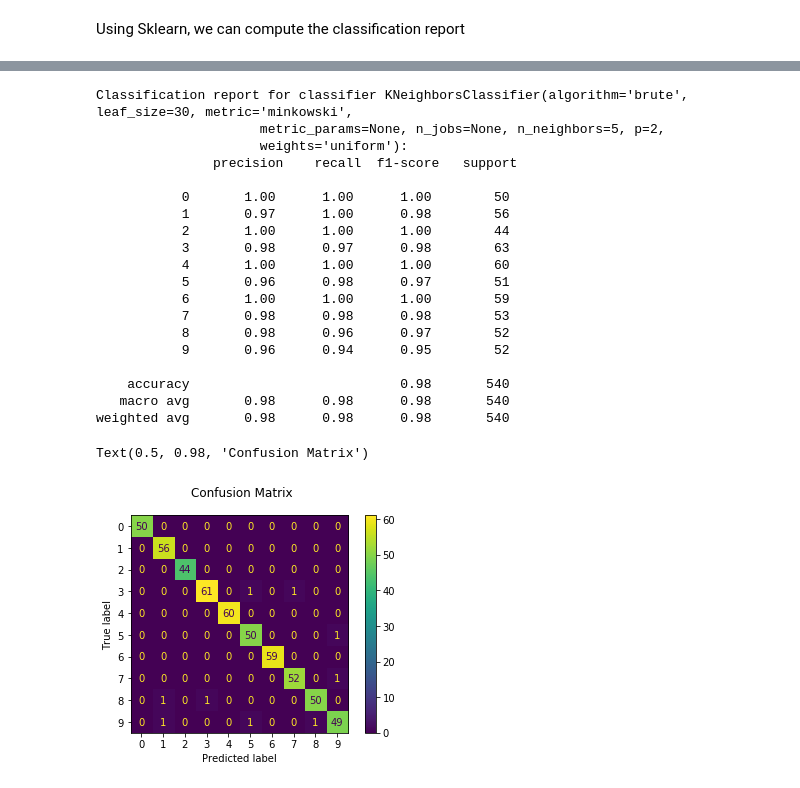
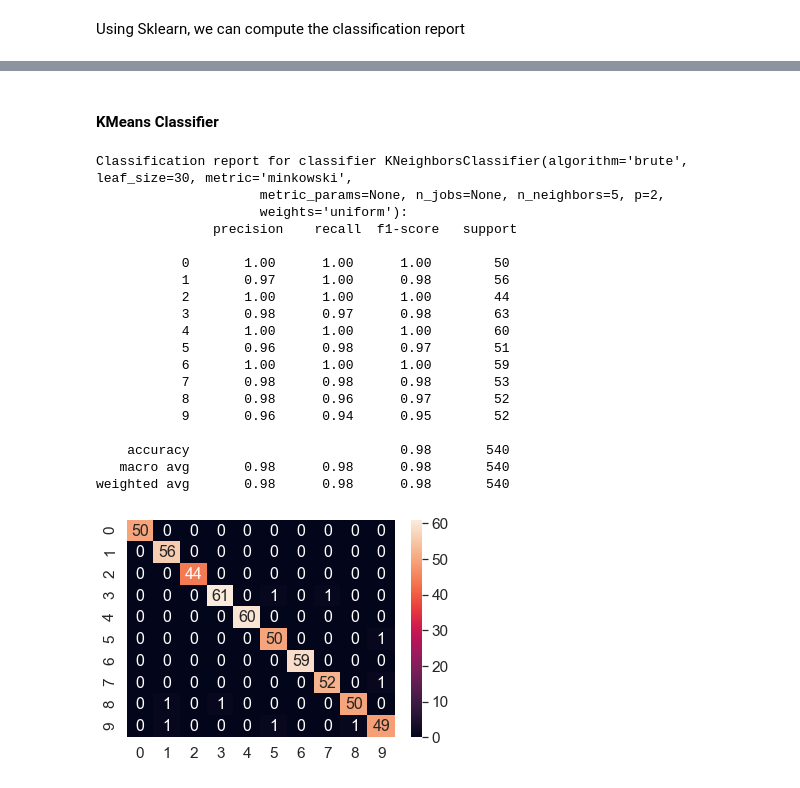
Before and after one commit to tdnghia98/EDAN95_applied_ai_lund, a Jupyter notebook: assignment_1/programming_asignment_1_evaluation_tools.ipynb, the cells around one changed output, grey strips where cells are left out. Cells and saved outputs as stored; diff of their text form; code cells hidden in the pictures.

Commit message:
Add images

```diff
--- a/assignment_1/programming_asignment_1_evaluation_tools.ipynb
+++ b/assignment_1/programming_asignment_1_evaluation_tools.ipynb
@@ -156,29 +116,36 @@ SyntaxError: invalid syntax (<ipython-input-103-07b73348b5f3>, line 1)
-# %%
-from sklearn import metrics
-
-print('Classification report for classifier %s: \n %s\n' %(neighbors_classifier, metrics.classification_report(y_test, predictions)))
-
-disp = metrics.plot_confusion_matrix(neighbors_classifier, X_test, y_test)
-disp.figure_.suptitle("Confusion Matrix")
-# %% [output]
-Classification report for classifier KNeighborsClassifier(algorithm='brute', leaf_size=30, metric='minkowski',
-                     metric_params=None, n_jobs=None, n_neighbors=5, p=2,
-                     weights='uniform'):
-               precision    recall  f1-score   support
-
-           0       1.00      1.00      1.00        50
-           1       0.97      1.00      0.98        56
-           2       1.00      1.00      1.00        44
-           3       0.98      0.97      0.98        63
-           4       1.00      1.00      1.00        60
-           5       0.96      0.98      0.97        51
-           6       1.00      1.00      1.00        59
-           7       0.98      0.98      0.98        53
-           8       0.98      0.96      0.97        52
-           9       0.96      0.94      0.95        52
-
-    accuracy                           0.98       540
-   macro avg       0.98      0.98      0.98       540
-weighted avg       0.98      0.98      0.98       540
-Text(0.5, 0.98, 'Confusion Matrix')
-[figure, removed]
+# %%
+from sklearn import metrics
+import seaborn as sn
+
+def print_classification_report(classifier, classifier_name, true_label, predictions):
+    print('Classification report for classifier %s: \n %s\n' %(classifier,metrics.classification_report(true_label, predictions)))
+
+    confusion_matrix = metrics.confusion_matrix(true_label, predictions)
+    sn.set(font_scale=1.4)
+    sn.heatmap(confusion_matrix, annot=True, annot_kws={"size": 16})
+    plt.show()
+# %% [markdown]
+#### KMeans Classifier
+# %%
+print_classification_report(neighbors_classifier, 'KNN Classifier', y_test, predictions)
+# %% [output]
+Classification report for classifier KNeighborsClassifier(algorithm='brute', leaf_size=30, metric='minkowski',
+                     metric_params=None, n_jobs=None, n_neighbors=5, p=2,
+                     weights='uniform'):
+               precision    recall  f1-score   support
+
+           0       1.00      1.00      1.00        50
+           1       0.97      1.00      0.98        56
+           2       1.00      1.00      1.00        44
+           3       0.98      0.97      0.98        63
+           4       1.00      1.00      1.00        60
+           5       0.96      0.98      0.97        51
+           6       1.00      1.00      1.00        59
+           7       0.98      0.98      0.98        53
+           8       0.98      0.96      0.97        52
+           9       0.96      0.94      0.95        52
+
+    accuracy                           0.98       540
+   macro avg       0.98      0.98      0.98       540
+weighted avg       0.98      0.98      0.98       540
+[figure, added]
```
Also changed, not shown: parts of 24 cells of this notebook, 9 other files.
